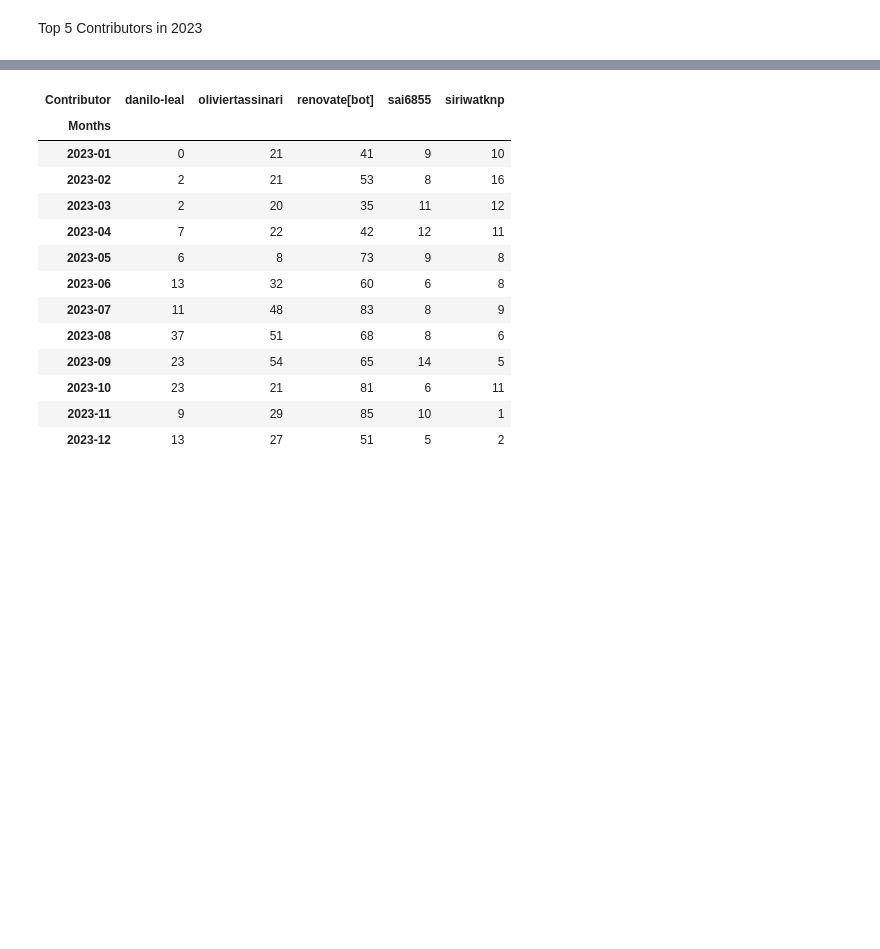
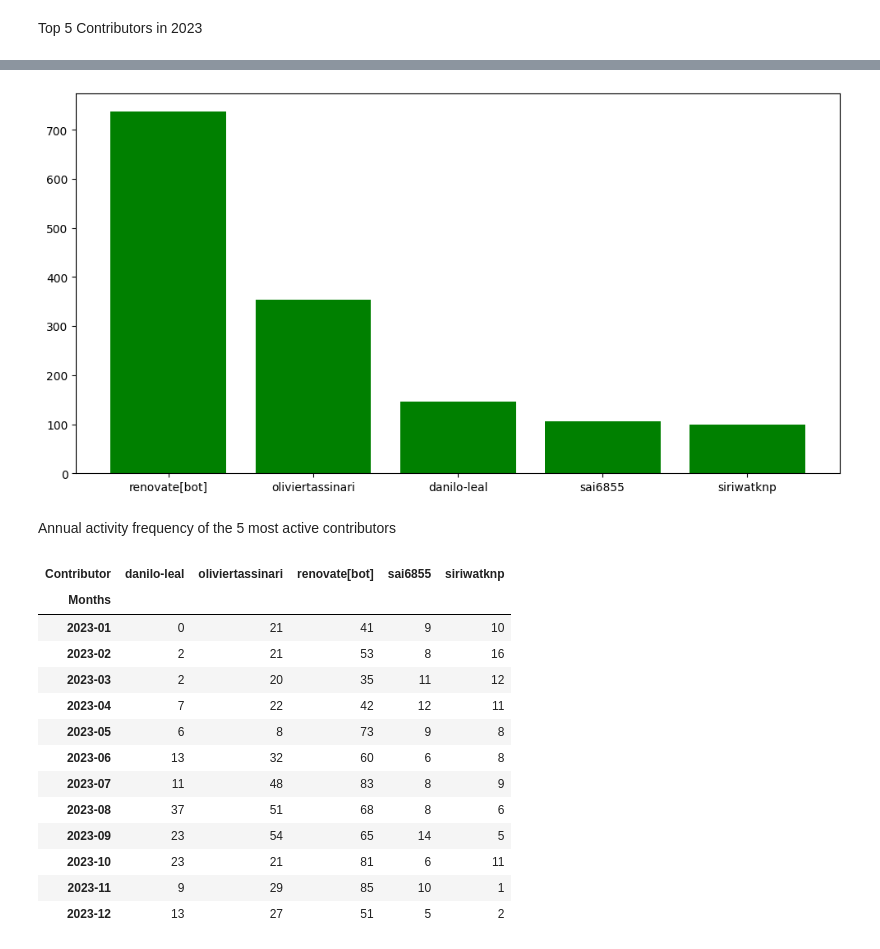
Before and after one commit to Khanhtoichoi/Data-Analysis, a Jupyter notebook: data_analysis.ipynb, the cells around one changed output, grey strips where cells are left out. Drawn from its saved outputs; the diff is of its cells as text; code cells hidden in the pictures; blank space fills up the shorter version.

```diff
--- a/data_analysis.ipynb
+++ b/data_analysis.ipynb
@@ -115,3 +116,12 @@ contributor_df.head()
+# %%
+topfive_df = contributor_df.head(5)
+plt.figure(figsize=(12, 6))
+plt.bar(topfive_df.index,topfive_df['Total Commits'],color='green')
+plt.show()
+# %% [output]
+[figure, added]
+# %% [markdown]
+Annual activity frequency of the 5 most active contributors
 # %%
 contributor_commits = df.groupby('Month')['Contributor'].value_counts().unstack(fill_value=0)
 for i in df['Contributor'].unique():
```
Also changed, not shown: parts of 12 cells of this notebook, 2 other files.
